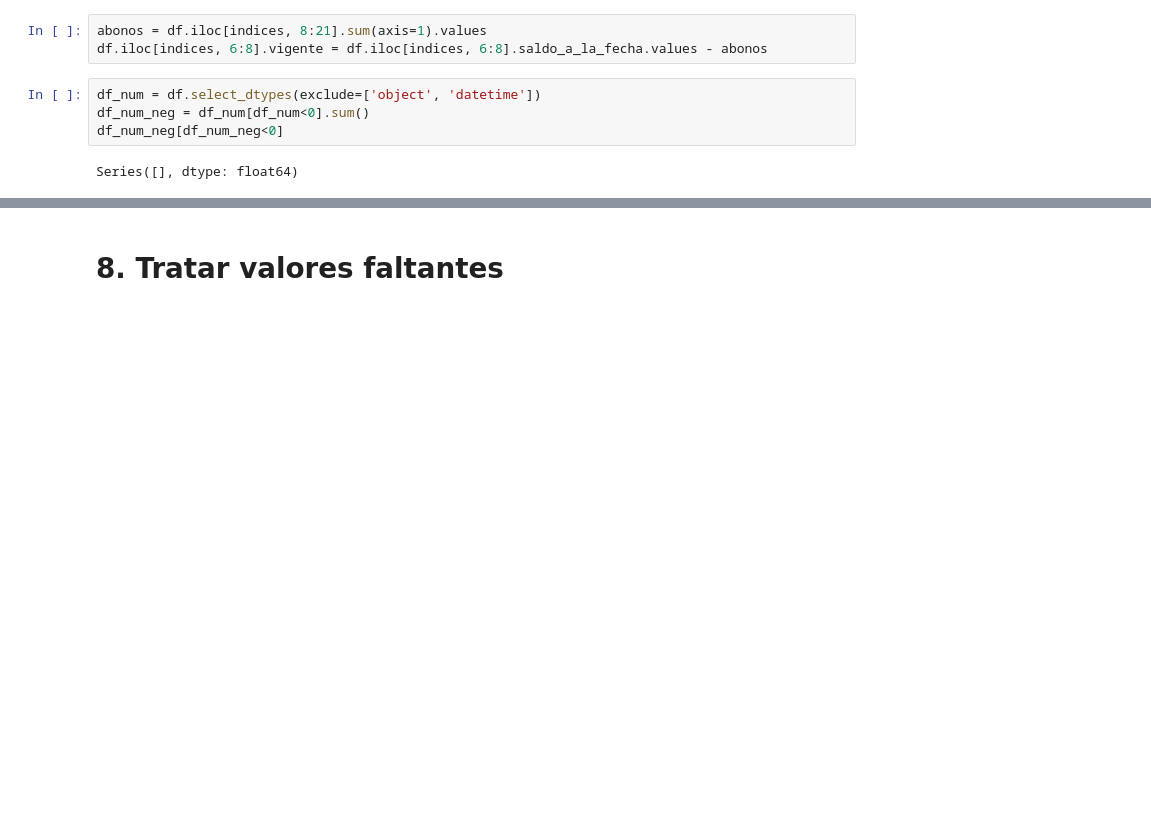
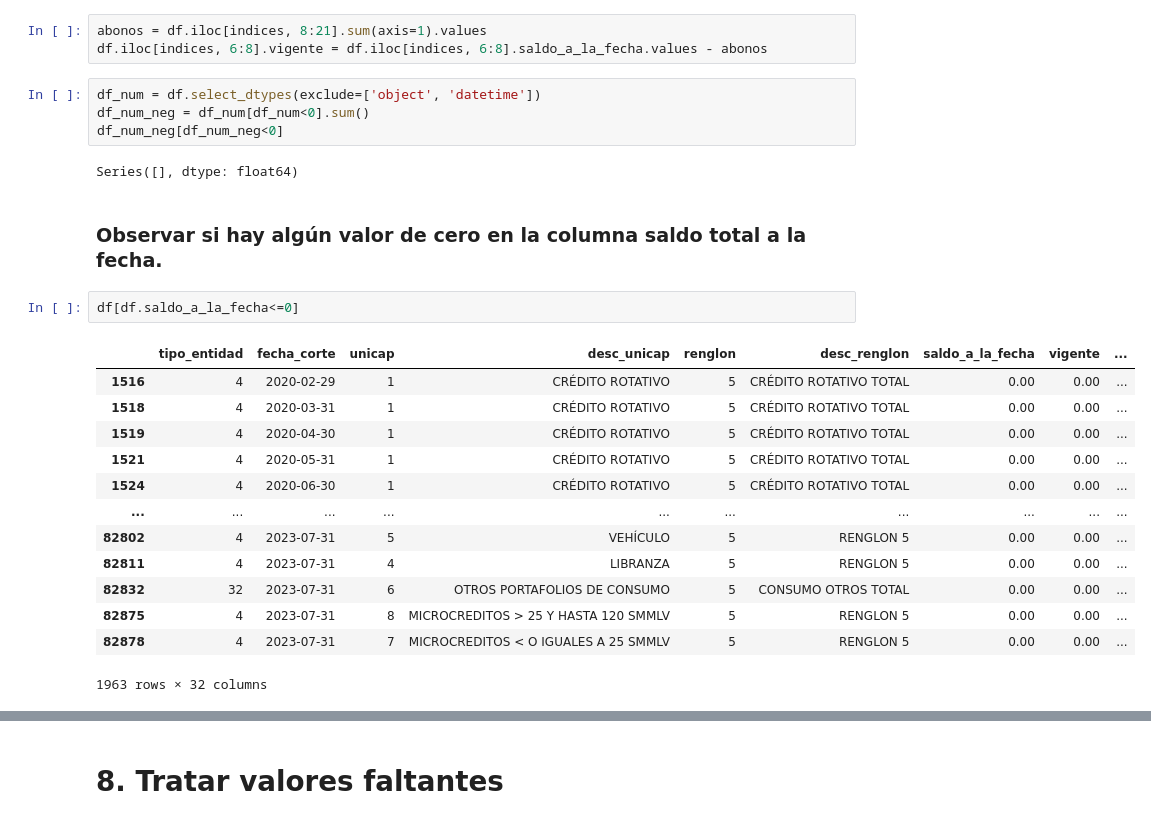
Before and after one commit to AlexanderBedoyaC/no_supervisado, a Jupyter notebook: 1. Limpieza y Transformación.ipynb, the cells around one changed output, grey strips where cells are left out. Cells and saved outputs as stored; diff of their text form; blank space fills up the shorter version.

```diff
--- a/1. Limpieza y Transformación.ipynb
+++ b/1. Limpieza y Transformación.ipynb
@@ -267,3 +267,21 @@ df_num_neg = df_num[df_num<0].sum()
 df_num_neg[df_num_neg<0]
 # %% [output]
 Series([], dtype: float64)
+# %% [markdown]
+### Observar si hay algún valor de cero en la columna saldo total a la fecha.
+# %%
+df[df.saldo_a_la_fecha<=0]
+# %% [output]
+|  | tipo_entidad | fecha_corte | unicap | desc_unicap | renglon | desc_renglon | saldo_a_la_fecha | vigente | ... |
+| 1516 | 4 | 2020-02-29 | 1 | CRÉDITO ROTATIVO | 5 | CRÉDITO ROTATIVO TOTAL | 0.00 | 0.00 | ... |
+| 1518 | 4 | 2020-03-31 | 1 | CRÉDITO ROTATIVO | 5 | CRÉDITO ROTATIVO TOTAL | 0.00 | 0.00 | ... |
+| 1519 | 4 | 2020-04-30 | 1 | CRÉDITO ROTATIVO | 5 | CRÉDITO ROTATIVO TOTAL | 0.00 | 0.00 | ... |
+| 1521 | 4 | 2020-05-31 | 1 | CRÉDITO ROTATIVO | 5 | CRÉDITO ROTATIVO TOTAL | 0.00 | 0.00 | ... |
+| 1524 | 4 | 2020-06-30 | 1 | CRÉDITO ROTATIVO | 5 | CRÉDITO ROTATIVO TOTAL | 0.00 | 0.00 | ... |
+| ... | ... | ... | ... | ... | ... | ... | ... | ... | ... |
+| 82802 | 4 | 2023-07-31 | 5 | VEHÍCULO | 5 | RENGLON 5 | 0.00 | 0.00 | ... |
+| 82811 | 4 | 2023-07-31 | 4 | LIBRANZA | 5 | RENGLON 5 | 0.00 | 0.00 | ... |
+| 82832 | 32 | 2023-07-31 | 6 | OTROS PORTAFOLIOS DE CONSUMO | 5 | CONSUMO OTROS TOTAL | 0.00 | 0.00 | ... |
+| 82875 | 4 | 2023-07-31 | 8 | MICROCREDITOS > 25 Y HASTA 120 SMMLV | 5 | RENGLON 5 | 0.00 | 0.00 | ... |
+| 82878 | 4 | 2023-07-31 | 7 | MICROCREDITOS < O IGUALES A 25 SMMLV | 5 | RENGLON 5 | 0.00 | 0.00 | ... |
+1963 rows × 32 columns
```
Also changed, not shown: parts of 11 cells of this notebook, 2 other files.
